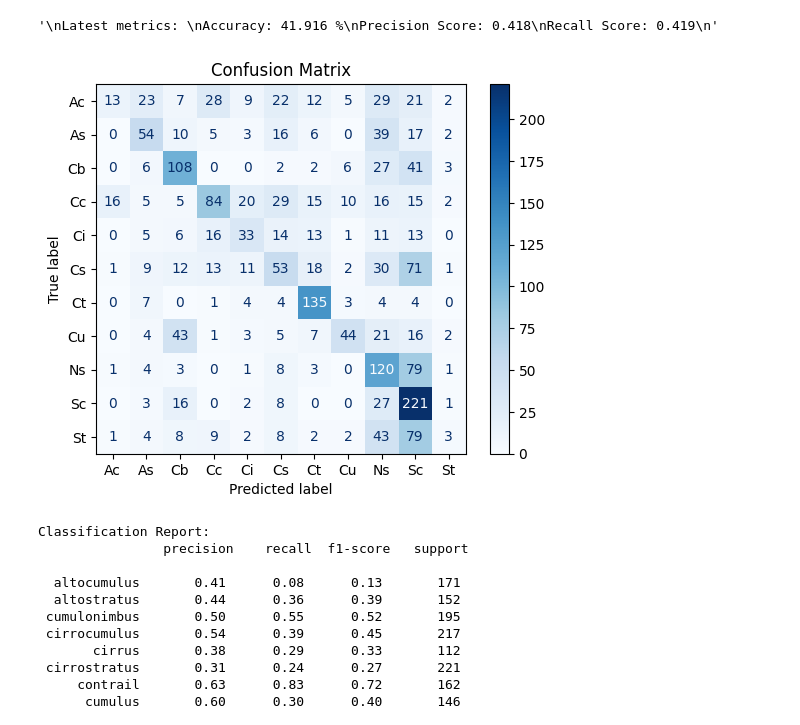
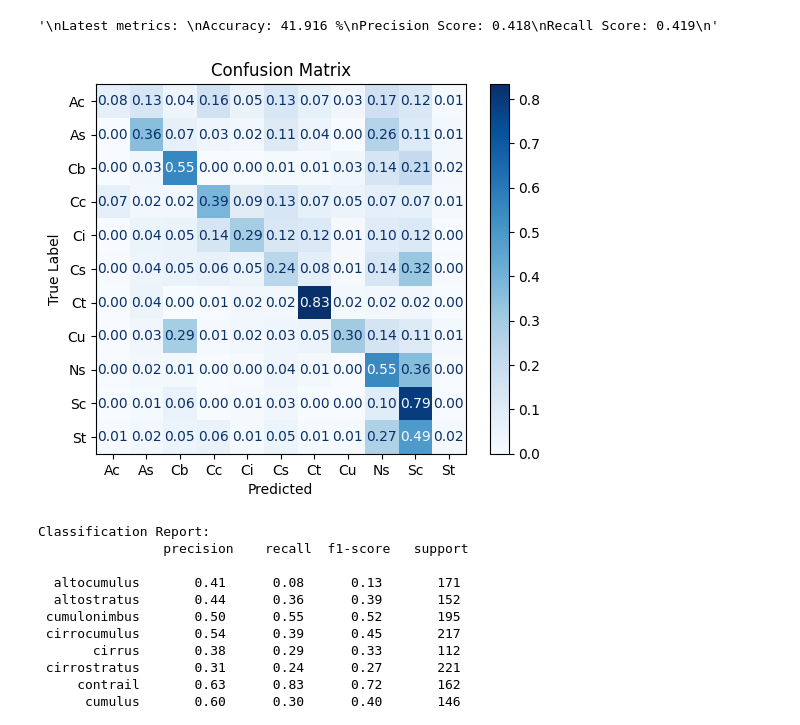
Before and after one commit to ThomasM31/KulingNet, a Jupyter notebook: KulingNet2.0.ipynb, the cells around one changed output. Drawn from its saved outputs; the diff is of its cells as text; code cells hidden in the pictures.

Commit message:
plotting CM

```diff
--- a/KulingNet2.0.ipynb
+++ b/KulingNet2.0.ipynb
@@ -368,21 +369,24 @@ Recall Score: 0.427
 # %%
 # Confusion Matrix
 def get_confusion_matrix(y_true, y_pred):
     # 11 Unique output classes
     labels = [x for x in range(11)]
-    cm = confusion_matrix(y_true, y_pred, labels=labels)
+    # Normalize to get percentages
+    cm = confusion_matrix(y_true, y_pred, labels=labels, normalize="true")
 
     display_labels = list(full_dataset.class_to_idx.keys())
     disp = ConfusionMatrixDisplay(confusion_matrix=cm, display_labels=display_labels)
-    disp.plot(cmap=plt.cm.Blues) #, values_format=".1f")
+    disp.plot(cmap=plt.cm.Blues, values_format=".2f")
     plt.title("Confusion Matrix")
+    plt.xlabel("Predicted")
+    plt.ylabel("True Label")
     plt.show()
 
     return cm
 
 cm = get_confusion_matrix(y_true, y_pred)
 # %% [output]
-[figure, old version]
+[figure, new version]
 # %%
 # Classification report
 report = classification_report(y_true, y_pred, target_names=class_names)
```
Also changed, not shown: parts of 1 cell of this notebook.
